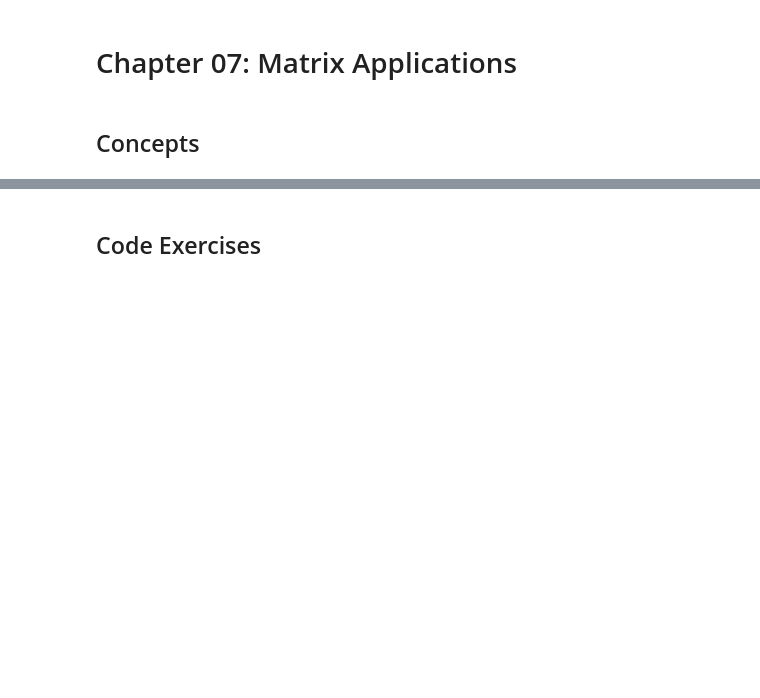
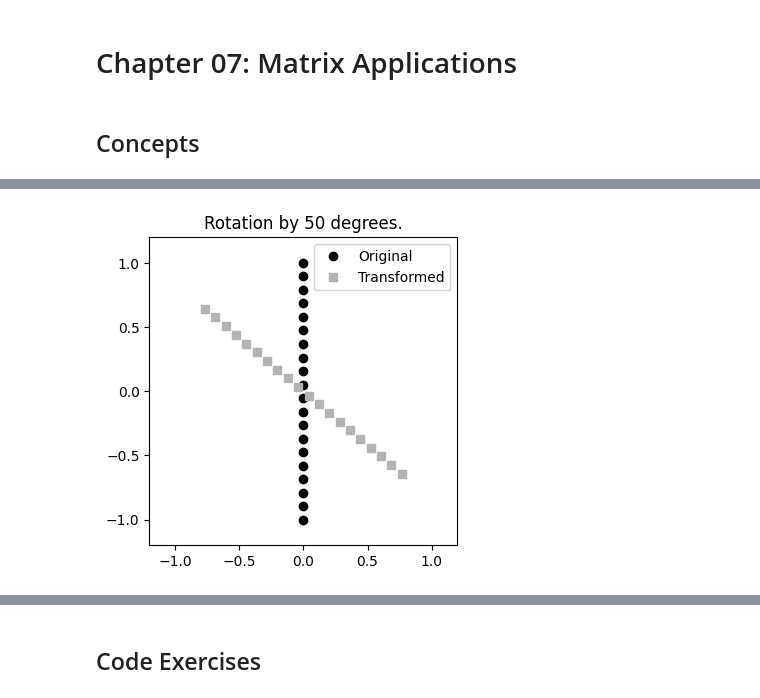
Before and after one commit to MiesnerJacob/practical-linear-algebra-for-data-science, a Jupyter notebook: 07-matrix-applications.ipynb, the cells around one changed output, grey strips where cells are left out. Drawn from its saved outputs; the diff is of its cells as text; code cells hidden in the pictures; blank space fills up the shorter version.

```diff
--- a/07-matrix-applications.ipynb
+++ b/07-matrix-applications.ipynb
@@ -12,0 +71,33 @@
+# %%
+# Geometric Transformations via Matrix-Vector Multiplication
+
+# angle to rotate by
+theta = np.pi/3.6
+
+transformation_matrix = np.array([
+              [np.cos(theta),-np.sin(theta)],
+              [np.sin(theta),np.cos(theta)]
+            ])
+
+
+vertical_line = np.linspace(-1,1,20)
+original_points = np.vstack((np.zeros(vertical_line.shape),vertical_line))
+
+
+# apply the transformation
+transformed_points = transformation_matrix @ original_points
+
+
+# plot the points
+plt.figure(figsize=(4, 4))
+plt.plot(original_points[0,:], original_points[1,:],'ko',label='Original')
+plt.plot(transformed_points[0,:],transformed_points[1,:],'s',color=[.7,.7,.7],label='Transformed')
+
+plt.axis('square')
+plt.xlim([-1.2,1.2])
+plt.ylim([-1.2,1.2])
+plt.legend()
+plt.title(f'Rotation by {np.rad2deg(theta):.0f} degrees.')
+plt.show()
+# %% [output]
+[figure, added]
```
Also changed, not shown: parts of 22 cells of this notebook, 2 other files.
